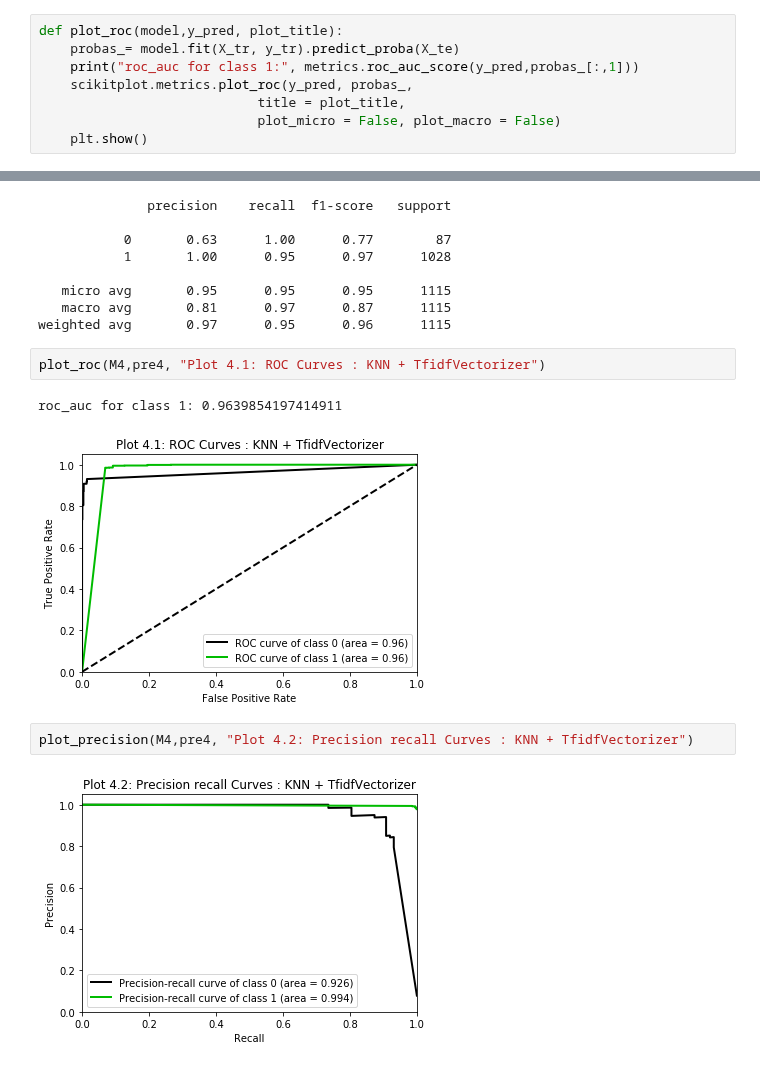
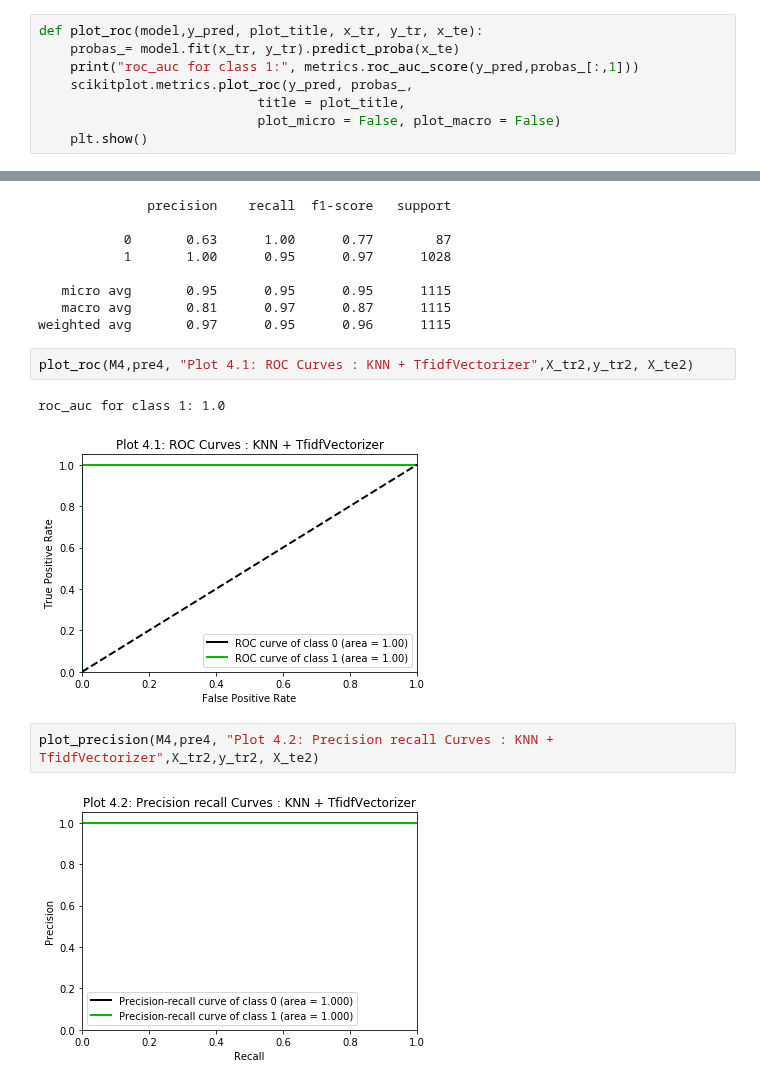
Before and after one commit to ECS171-Project/Final-project, a Jupyter notebook: SVC and KNN.ipynb, the cells around one changed output, grey strips where cells are left out. Cells and saved outputs as stored; diff of their text form.

Commit message:
modified plots

```diff
--- a/SVC and KNN.ipynb
+++ b/SVC and KNN.ipynb
@@ -368,8 +368,8 @@ M2 = KNeighborsClassifier(n_neighbors = 5, weights = 'distance')
 M3 = SVC(C = 2, kernel = 'linear',probability=True)
 M4 = KNeighborsClassifier(n_neighbors = 15, weights = 'distance')
 # %%
-def plot_roc(model,y_pred, plot_title):
-    probas_= model.fit(X_tr, y_tr).predict_proba(X_te)
+def plot_roc(model,y_pred, plot_title, x_tr, y_tr, x_te):
+    probas_= model.fit(x_tr, y_tr).predict_proba(x_te)
     print("roc_auc for class 1:", metrics.roc_auc_score(y_pred,probas_[:,1]))
     scikitplot.metrics.plot_roc(y_pred, probas_,
                             title = plot_title,
@@ -505,11 +505,11 @@ print(classification_report(pre4, y_te2))
    macro avg       0.81      0.97      0.87      1115
 weighted avg       0.97      0.95      0.96      1115
 # %%
-plot_roc(M4,pre4, "Plot 4.1: ROC Curves : KNN + TfidfVectorizer")
+plot_roc(M4,pre4, "Plot 4.1: ROC Curves : KNN + TfidfVectorizer",X_tr2,y_tr2, X_te2)
 # %% [output]
-roc_auc for class 1: 0.9639854197414911
+roc_auc for class 1: 1.0
-[figure, old version]
+[figure, new version]
 # %%
-plot_precision(M4,pre4, "Plot 4.2: Precision recall Curves : KNN + TfidfVectorizer")
+plot_precision(M4,pre4, "Plot 4.2: Precision recall Curves : KNN + TfidfVectorizer",X_tr2,y_tr2, X_te2)
 # %% [output]
-[figure, old version]
+[figure, new version]
```
Also changed, not shown: parts of 8 cells of this notebook.
